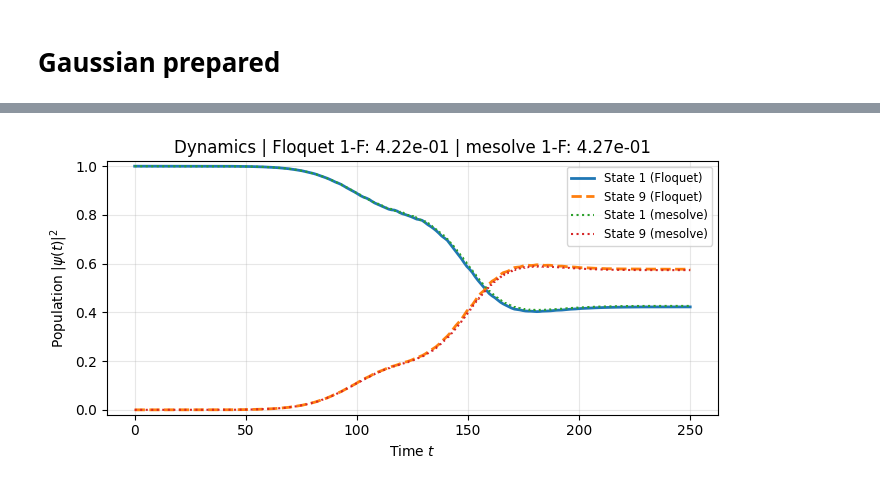
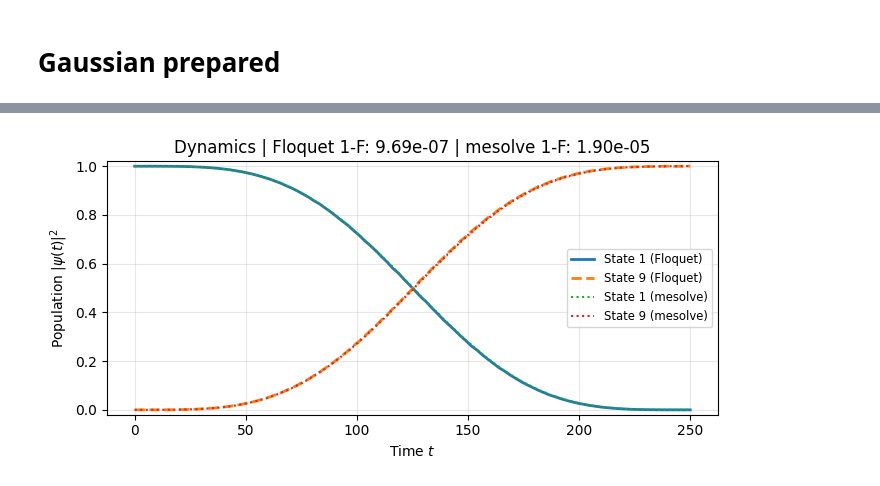
Before and after one commit to FlorianMaier04/TransmonCouplerSimulation, a Jupyter notebook: b_FAPT_application.ipynb, the cells around one changed output, grey strips where cells are left out. Cells and saved outputs as stored; diff of their text form; code cells hidden in the pictures.

```diff
--- a/b_FAPT_application.ipynb
+++ b/b_FAPT_application.ipynb
@@ -328,10 +233,11 @@ s = Simulation()
 rH = 2
 rW = 1
 tg = 250.00  # Gate-Time in ns
+sigma = 1.0
 
 # 1. Einmalige symbolische Vorberechnung von H_func und M_func
 H_func, M_func = prepare_floquet_functions(
-    pulse_shape_builder=lambda t, p: fitted_pulse_with_offset(t, p, tg=tg),
+    pulse_shape_builder=lambda t, p: fitted_pulse_with_offset(t, p, tg=tg, sigma=sigma),
     p_names=list(param_ranges.keys()),
     s=s,
     rH=rH,
@@ -339,6 +245,6 @@ H_func, M_func = prepare_floquet_functions(
     include_geometric=True,
     include_micromotion=True,
     include_g_correction=True,
-    verbose=True
+    verbose=False
 )
 # %% [output]
@@ -347,10 +252,5 @@ KeyboardInterrupt:
 # %%
-
-param_ranges = {
-    'freq_offset': np.linspace(-0.0005, 0.0005, 10000)
-}
-
-# 2. Schneller numerischer Parameter-Sweep über das Grid
+# --- Setup für schnelle Konvergenz ---
 best_p, best_infid, best_psi_t, tlist = optimize_pulse_parameters(
     H_func=H_func,
     M_func=M_func,
@@ -359,9 +259,15 @@ best_p, best_infid, best_psi_t, tlist = optimize_pulse_parameters(
     tg=tg,
     N_t=100,
     target_metric="population",
-    verbose=True
+    verbose=True,
+
+    # Tuning für Tempo & Fokus:
+    popsize=15,              # Reduziert von 15 auf 8-10 (spart massiv Funktionsaufrufe pro Generation)
+    maxiter=100,             # Reicht bei schneller Konvergenz meist aus
+    tol=1e-8,               # Frühzeitiges Stoppen (L-BFGS-B poliert den Rest)
+    mutation=(0.2, 0.6),    # Engere Suchschritte
+    recombination=0.9,      # Aggressivere Rekombination
+    polish=True,            # WICHTIG: polish macht die Fein-Arbeit am Ende superschnell!
+    workers=1,              # Ermöglicht immediate updating
 )
-# 4.2245e-01
-# 4.2244
-# 4.220850
 # %% [output]
@@ -376,10 +297,13 @@ tlist_mesolve = np.linspace(0, tg, N_t_mesolve)
 
 t_sym = sy.Symbol("t", real=True)
 p_syms = [sy.Symbol(k, real=True) for k in param_ranges.keys()]
-A_expr, wd_expr = fitted_pulse_with_offset(t_sym, p_syms)
 
-A_func = sy.lambdify([t_sym] + p_syms, A_expr, modules=['numpy'])
-wd_func = sy.lambdify([t_sym] + p_syms, wd_expr, modules=['numpy'])
+# tg als 3. Argument übergeben
+A_expr, wd_expr = fitted_pulse_with_offset(t_sym, p_syms, tg, sigma=sigma)
+
+# Modul 'scipy' hinzugefügt für erf / erfc Unterstützung in NumPy-Arrays
+A_func = sy.lambdify([t_sym] + p_syms, A_expr, modules=['numpy', 'scipy'])
+wd_func = sy.lambdify([t_sym] + p_syms, wd_expr, modules=['numpy', 'scipy'])
 
 best_p_vals = tuple(best_p[k] for k in param_ranges.keys())
 A_t = A_func(tlist_mesolve, *best_p_vals)
@@ -389,31 +313,31 @@ def qutip_signal(t, args=None):
     idx = min(int(t / tg * (N_t_mesolve - 1)), N_t_mesolve - 1)
     return float(np.real(A_t[idx]) * np.cos(wd_t[idx] * t) + np.imag(A_t[idx]) * np.sin(wd_t[idx] * t))
 
 # 2. Mesolve-Dynamik auf feinem Raster berechnen
 H = [s.H0, [s.V1, qutip_signal]]
 res_keys = list(dict(s.resonances).keys()) if isinstance(s.resonances, list) else list(s.resonances.keys())
 ind_a, ind_b = res_keys.index(s.state_a), res_keys.index(s.state_b)
 
 amp_a = resonant_subspace_column_evolution(H, tlist_mesolve, ind_a, debug=False, s=s)
 amp_b = resonant_subspace_column_evolution(H, tlist_mesolve, ind_b, debug=False, s=s)
 
 p_ab, p_ba = np.abs(amp_a[ind_b, -1])**2, np.abs(amp_b[ind_a, -1])**2
 infid_mesolve = 1.0 - 0.5 * (p_ab + p_ba)
 
 # 3. Plot auf separaten Zeitrastern
 plt.figure(figsize=(7, 3.5))
 plt.plot(tlist, np.abs(best_psi_t[s.state_a, :])**2, label=f'State {s.state_a} (Floquet)', lw=2)
 plt.plot(tlist, np.abs(best_psi_t[s.state_b, :])**2, label=f'State {s.state_b} (Floquet)', lw=2, ls='--')
 plt.plot(tlist_mesolve, np.abs(amp_a[ind_a, :])**2, label=f'State {s.state_a} (mesolve)', lw=1.5, ls=':')
 plt.plot(tlist_mesolve, np.abs(amp_a[ind_b, :])**2, label=f'State {s.state_b} (mesolve)', lw=1.5, ls=':')
 
 plt.xlabel(r'Time $t$')
 plt.ylabel(r'Population $|\psi(t)|^2$')
 plt.title(f'Dynamics | Floquet 1-F: {best_infid:.2e} | mesolve 1-F: {infid_mesolve:.2e}')
 plt.ylim(-0.02, 1.02)
 plt.grid(True, alpha=0.3)
 plt.legend(frameon=True, fontsize='small')
 plt.tight_layout()
 plt.show()
 # %% [output]
-[figure, old version]
+[figure, new version]
```
Also changed, not shown: parts of 5 cells of this notebook, 16 other files.
